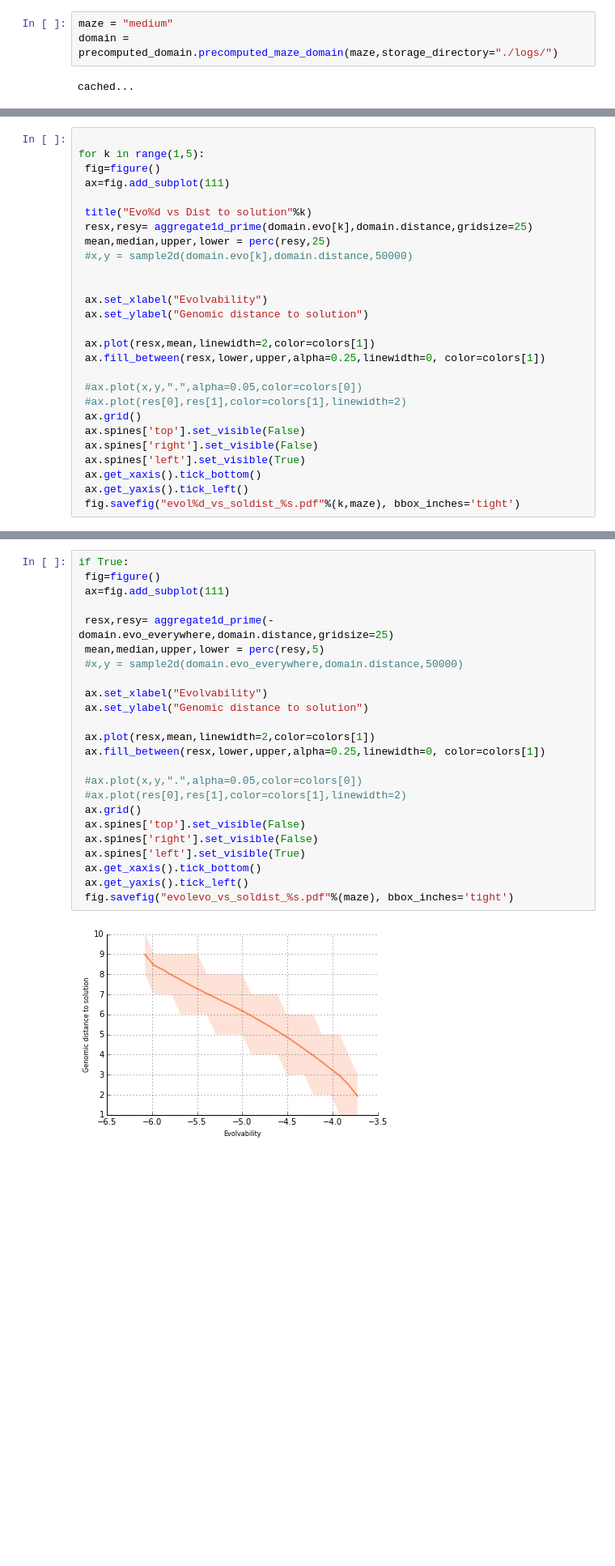
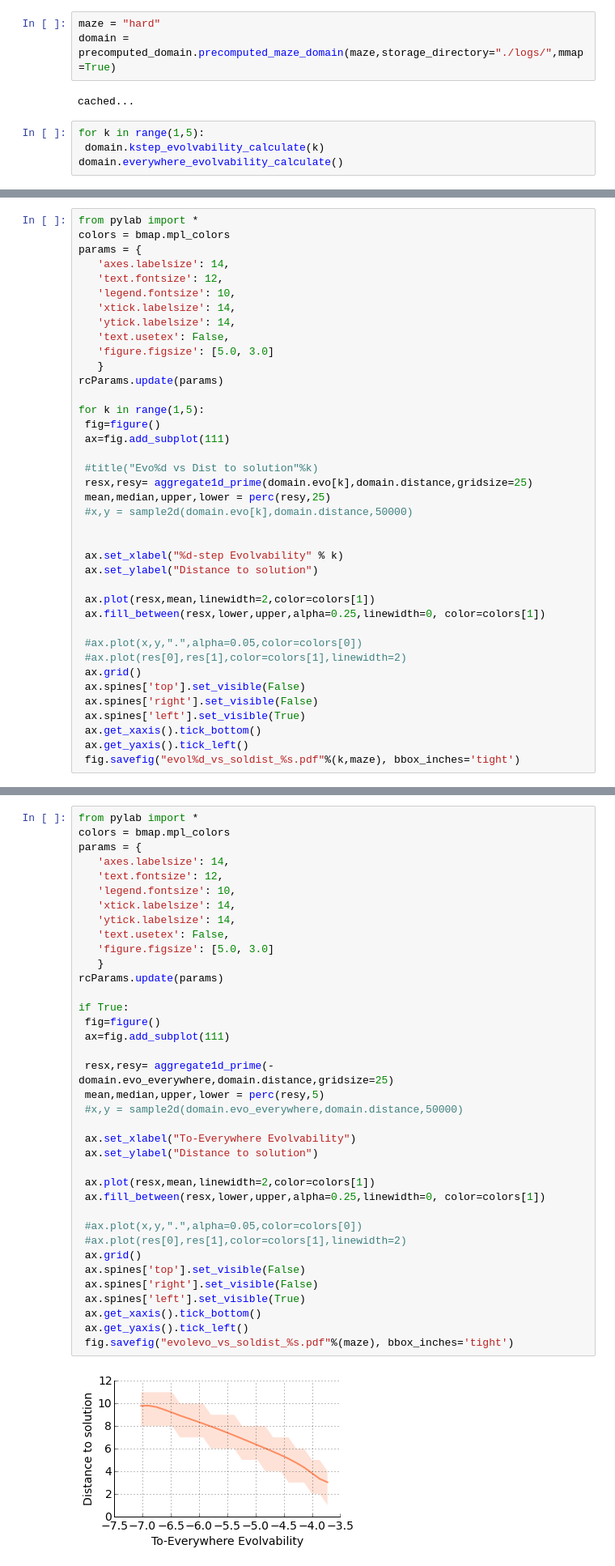
Before and after one commit to jal278/mazerobot-python, a Jupyter notebook: Maze calculations.ipynb, the cells around one changed output, grey strips where cells are left out. Shown: that part at 81% size. Saved outputs shown, nothing was run; the diff lists cells and outputs as text; blank space fills up the shorter version.

```diff
--- a/Maze calculations.ipynb
+++ b/Maze calculations.ipynb
@@ -10,7 +10,11 @@ colors = bmap.mpl_colors
 # %% [markdown]
 ## Plotting parameters
 # %%
-maze = "medium"
-domain = precomputed_domain.precomputed_maze_domain(maze,storage_directory="./logs/")
+maze = "hard"
+domain = precomputed_domain.precomputed_maze_domain(maze,storage_directory="./logs/",mmap=True)
 # %% [output]
 cached...
+# %%
+for k in range(1,5):
+ domain.kstep_evolvability_calculate(k)
+domain.everywhere_evolvability_calculate()
@@ -398,19 +420,31 @@ print scipy.stats.spearmanr(-fitness, domain.distance)
 # %% [markdown]
 ## Relationship between evolvability and distance to solution
 # %%
+from pylab import *
+colors = bmap.mpl_colors
+params = {
+   'axes.labelsize': 14,
+   'text.fontsize': 12,
+   'legend.fontsize': 10,
+   'xtick.labelsize': 14,
+   'ytick.labelsize': 14,
+   'text.usetex': False,
+   'figure.figsize': [5.0, 3.0]
+   }
+rcParams.update(params)
 
 for k in range(1,5):
  fig=figure()
  ax=fig.add_subplot(111)
 
- title("Evo%d vs Dist to solution"%k)
+ #title("Evo%d vs Dist to solution"%k)
  resx,resy= aggregate1d_prime(domain.evo[k],domain.distance,gridsize=25)
  mean,median,upper,lower = perc(resy,25)
  #x,y = sample2d(domain.evo[k],domain.distance,50000)
 
 
- ax.set_xlabel("Evolvability")
- ax.set_ylabel("Genomic distance to solution")
+ ax.set_xlabel("%d-step Evolvability" % k)
+ ax.set_ylabel("Distance to solution")
 
  ax.plot(resx,mean,linewidth=2,color=colors[1])
  ax.fill_between(resx,lower,upper,alpha=0.25,linewidth=0, color=colors[1])
@@ -430,30 +466,43 @@ KeyError: 1
 # %% [markdown]
 ## Everywhere-evolvability vs distance-to-solution
 # %%
+from pylab import *
+colors = bmap.mpl_colors
+params = {
+   'axes.labelsize': 14,
+   'text.fontsize': 12,
+   'legend.fontsize': 10,
+   'xtick.labelsize': 14,
+   'ytick.labelsize': 14,
+   'text.usetex': False,
+   'figure.figsize': [5.0, 3.0]
+   }
+rcParams.update(params)
+
 if True:
  fig=figure()
  ax=fig.add_subplot(111)
 
  resx,resy= aggregate1d_prime(-domain.evo_everywhere,domain.distance,gridsize=25)
  mean,median,upper,lower = perc(resy,5)
  #x,y = sample2d(domain.evo_everywhere,domain.distance,50000)
 
- ax.set_xlabel("Evolvability")
- ax.set_ylabel("Genomic distance to solution")
+ ax.set_xlabel("To-Everywhere Evolvability")
+ ax.set_ylabel("Distance to solution")
 
  ax.plot(resx,mean,linewidth=2,color=colors[1])
  ax.fill_between(resx,lower,upper,alpha=0.25,linewidth=0, color=colors[1])
 
  #ax.plot(x,y,".",alpha=0.05,color=colors[0])
  #ax.plot(res[0],res[1],color=colors[1],linewidth=2)
  ax.grid()
  ax.spines['top'].set_visible(False)
  ax.spines['right'].set_visible(False)
  ax.spines['left'].set_visible(True)
  ax.get_xaxis().tick_bottom()
  ax.get_yaxis().tick_left()
  fig.savefig("evolevo_vs_soldist_%s.pdf"%(maze), bbox_inches='tight')
 # %% [output]
-[figure, old version]
+[figure, new version]
 # %%
 import scipy.stats
```
Also changed, not shown: parts of 10 cells of this notebook, 2 other files.
